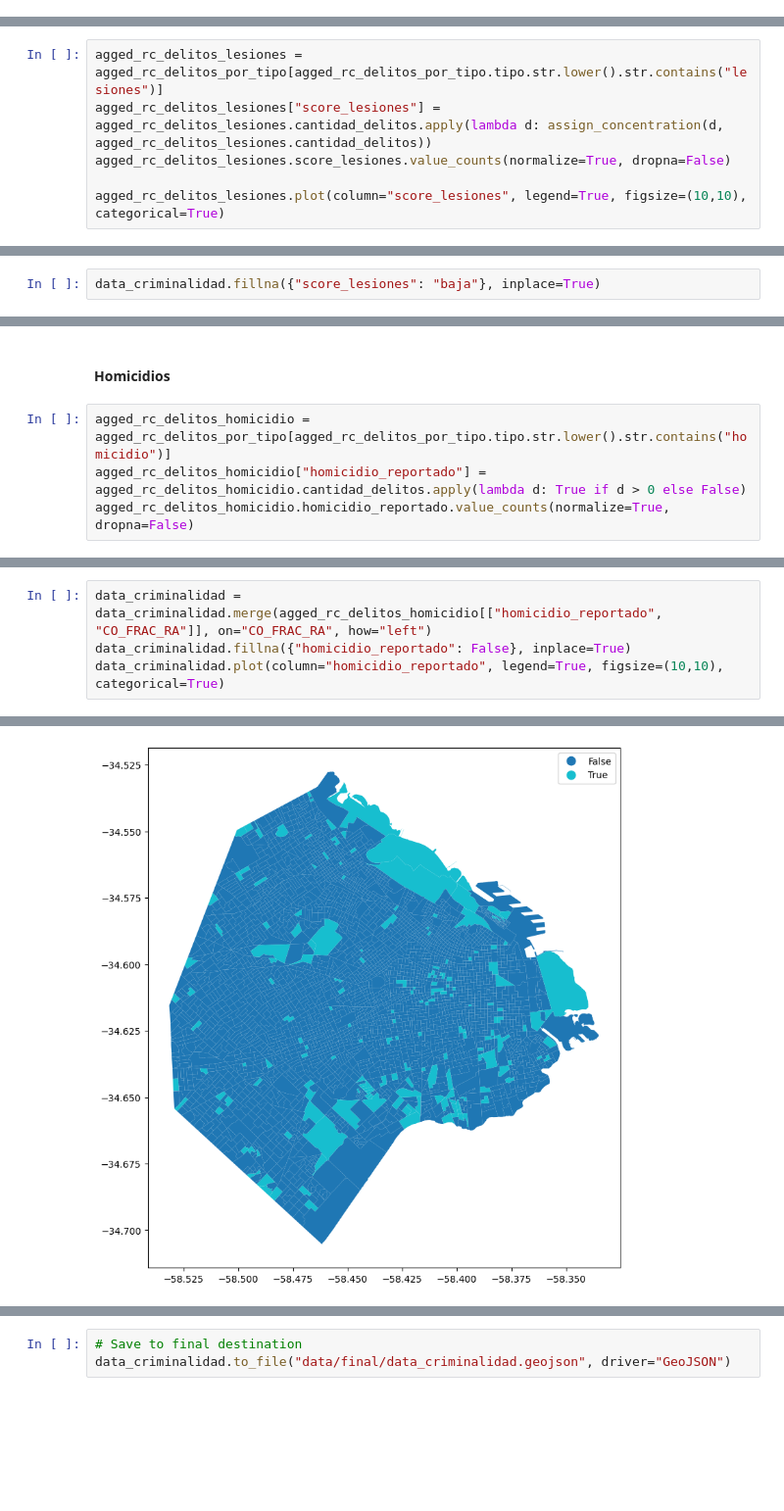
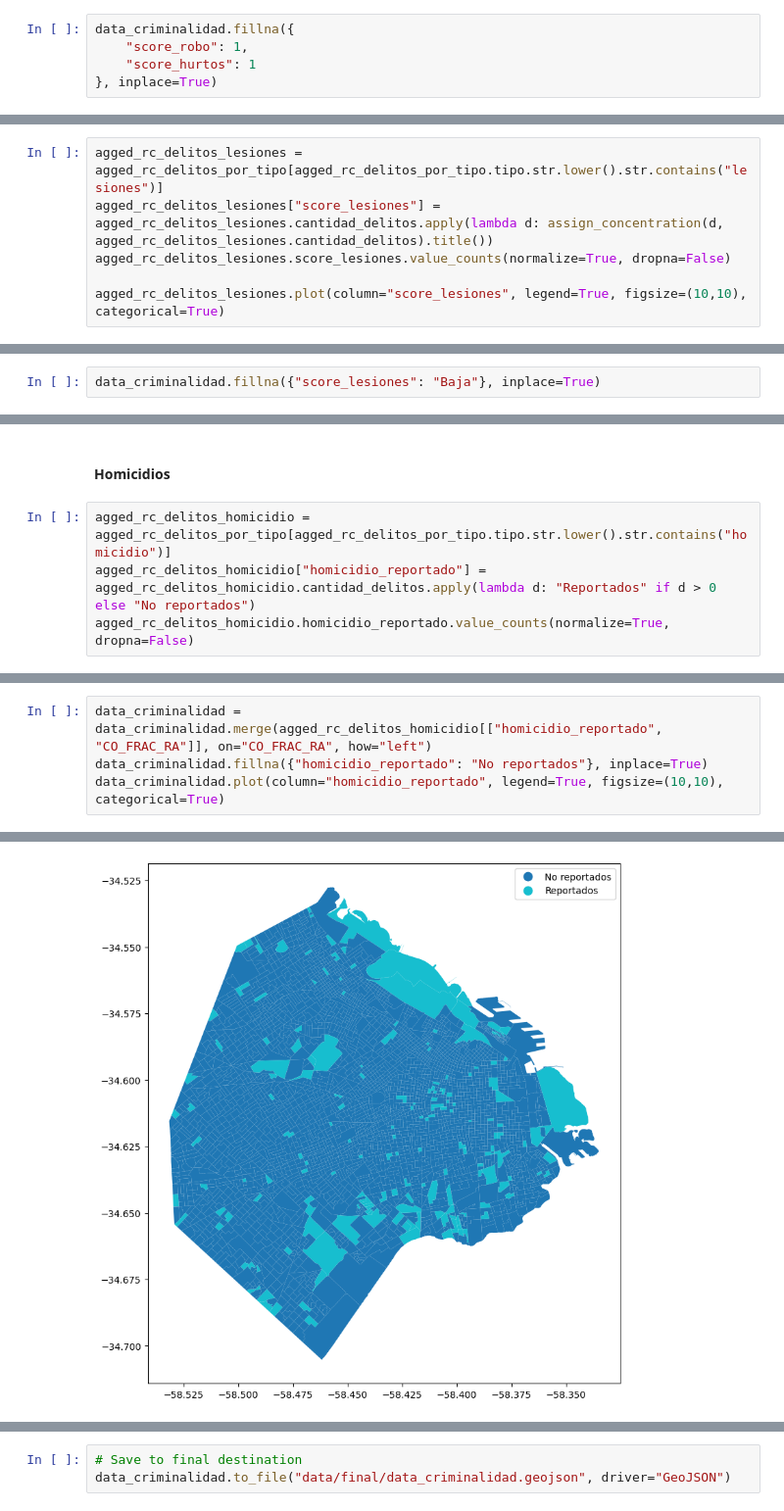
Before and after one commit to juanseh238/comuna-tracker, a Jupyter notebook: 04_geoquant_analysis_seguridad.ipynb, the cells around one changed output, grey strips where cells are left out. Shown at 98% size. Drawn from its saved outputs; the diff is of its cells as text; blank space fills up the shorter version.

```diff
--- a/04_geoquant_analysis_seguridad.ipynb
+++ b/04_geoquant_analysis_seguridad.ipynb
@@ -391,11 +395,16 @@ ax[1].set_title("Score Hurto")
 # %% [output]
 Text(0.5, 1.0, 'Score Hurto')
 [figure]
+# %%
+data_criminalidad.fillna({
+    "score_robo": 1,
+    "score_hurtos": 1
+}, inplace=True)
 # %% [markdown]
 #### Score de Delitos por Lesiones
 # %%
 agged_rc_delitos_lesiones = agged_rc_delitos_por_tipo[agged_rc_delitos_por_tipo.tipo.str.lower().str.contains("lesiones")]
-agged_rc_delitos_lesiones["score_lesiones"] = agged_rc_delitos_lesiones.cantidad_delitos.apply(lambda d: assign_concentration(d, agged_rc_delitos_lesiones.cantidad_delitos))
+agged_rc_delitos_lesiones["score_lesiones"] = agged_rc_delitos_lesiones.cantidad_delitos.apply(lambda d: assign_concentration(d, agged_rc_delitos_lesiones.cantidad_delitos).title())
 agged_rc_delitos_lesiones.score_lesiones.value_counts(normalize=True, dropna=False)
 
 agged_rc_delitos_lesiones.plot(column="score_lesiones", legend=True, figsize=(10,10), categorical=True)
@@ -425,7 +433,7 @@ Data columns (total 5 columns):
 dtypes: float64(2), geometry(1), object(2)
 memory usage: 166.6+ KB
 # %%
-data_criminalidad.fillna({"score_lesiones": "baja"}, inplace=True)
+data_criminalidad.fillna({"score_lesiones": "Baja"}, inplace=True)
 # %%
 pd.get_dummies(data_criminalidad.score_lesiones.fillna("baja"), prefix="lesiones").value_counts().to_frame()
 # %% [output]
@@ -438,7 +446,7 @@ pd.get_dummies(data_criminalidad.score_lesiones.fillna("baja"), prefix="lesiones
 #### Homicidios
 # %%
 agged_rc_delitos_homicidio = agged_rc_delitos_por_tipo[agged_rc_delitos_por_tipo.tipo.str.lower().str.contains("homicidio")]
-agged_rc_delitos_homicidio["homicidio_reportado"] = agged_rc_delitos_homicidio.cantidad_delitos.apply(lambda d: True if d > 0 else False)
+agged_rc_delitos_homicidio["homicidio_reportado"] = agged_rc_delitos_homicidio.cantidad_delitos.apply(lambda d: "Reportados" if d > 0 else "No reportados")
 agged_rc_delitos_homicidio.homicidio_reportado.value_counts(normalize=True, dropna=False)
 # %% [output]
 A value is trying to be set on a copy of a slice from a DataFrame.
@@ -450,11 +457,11 @@ True    1.0
 Name: homicidio_reportado, dtype: float64
 # %%
 data_criminalidad = data_criminalidad.merge(agged_rc_delitos_homicidio[["homicidio_reportado", "CO_FRAC_RA"]], on="CO_FRAC_RA", how="left")
-data_criminalidad.fillna({"homicidio_reportado": False}, inplace=True)
+data_criminalidad.fillna({"homicidio_reportado": "No reportados"}, inplace=True)
 data_criminalidad.plot(column="homicidio_reportado", legend=True, figsize=(10,10), categorical=True)
 # %% [output]
 <Axes: >
-[figure, old version]
+[figure, new version]
 # %%
 data_criminalidad.sample()
 # %% [output]
```
Also changed, not shown: parts of 11 cells of this notebook, 51 other files.
